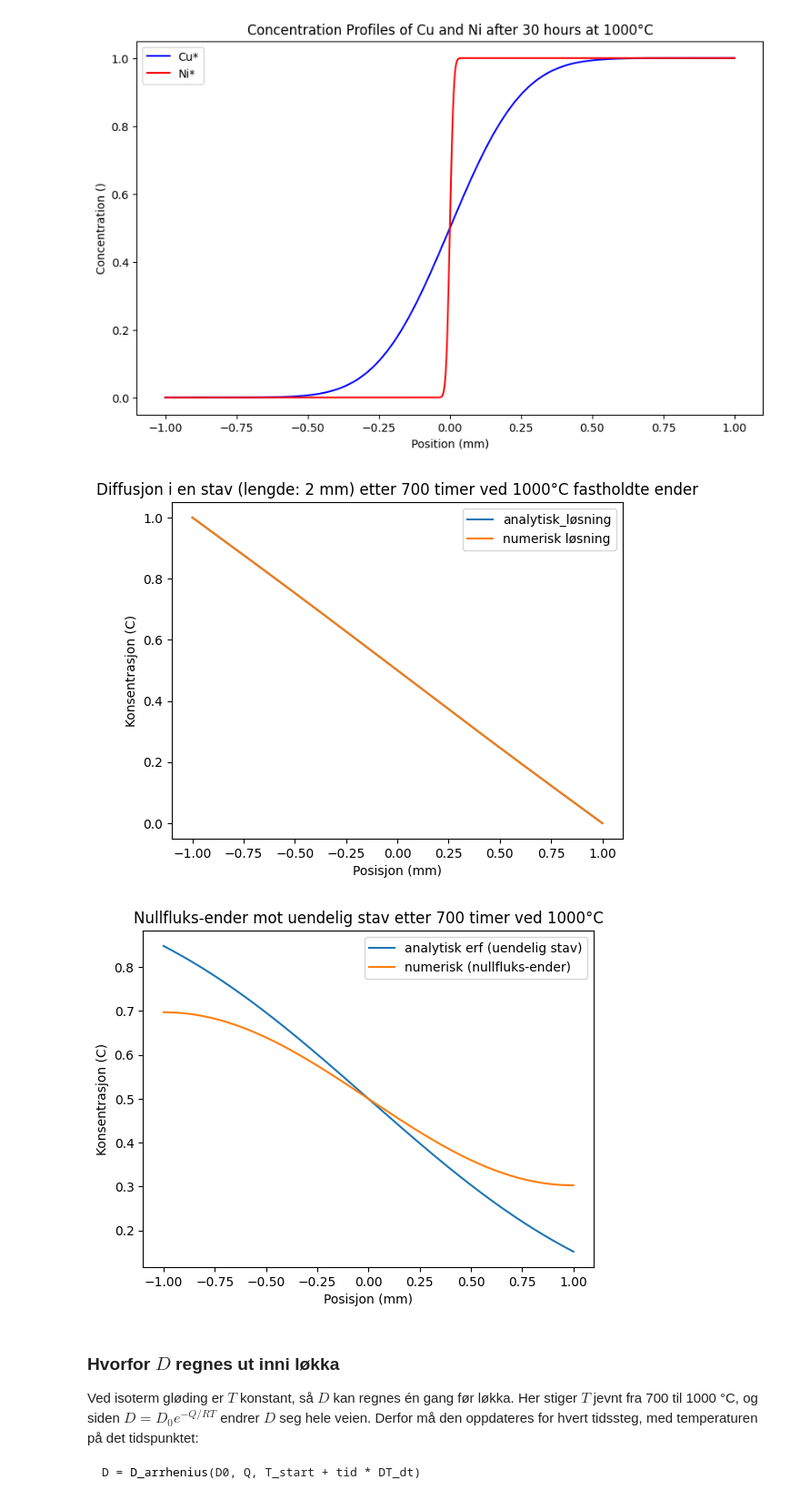
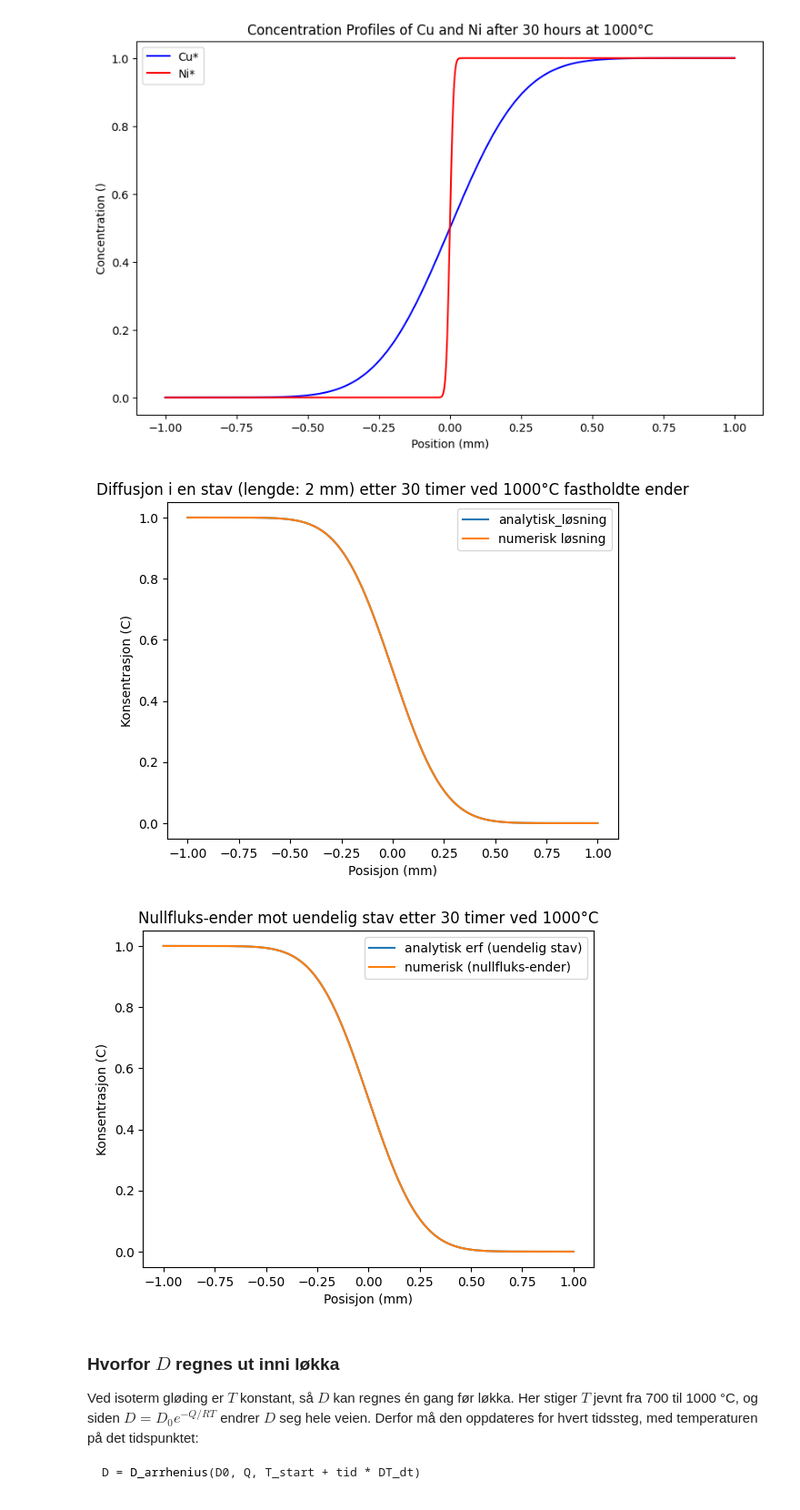
Before and after one commit to hedkjel/TMA4260-Project1, a Jupyter notebook: Isak Work/Isak prosjekt 1.ipynb, the cells around one changed output. Shown: that part at 91% size. Cells and saved outputs as stored; diff of their text form; code cells hidden in the pictures.

```diff
--- a/Isak Work/Isak prosjekt 1.ipynb
+++ b/Isak Work/Isak prosjekt 1.ipynb
@@ -192,7 +192,7 @@ def itterering_2(C, D, dx, t_slutt, alpha=0.4):
 
 #----------- Parametere -----------------
 Gridpunkter = 300 #antall punkter
-t_slutt = 3600 * 700 # timer
+t_slutt = 3600 * 30 # timer
 T = 1000 + 273 # K
 L = 1e-3 # m, avstand fra sentrum til endene av staven
 
@@ -208,35 +208,35 @@ dx = 2*L / (Gridpunkter - 1)   # samme avstand som linspace gir
 posisjoner = np.linspace(-L,L,Gridpunkter)
 posisjoner_mange = np.linspace(-L,L,1000)
 D = D_arrhenius(D0, Q, T)
 
 # ------------- Fastholdt konsentrasjon ved endene (C=1 ved x=-L, C=0 ved x=L) ----------------
 analy = analytical_solution(posisjoner_mange, t_slutt, T)
 num = itterering_1(konsentrasjoner,D,dx,t_slutt,alpha=0.4)
 plt.plot(posisjoner_mange * 1e3,analy,label="analytisk_løsning")
 plt.plot(posisjoner * 1e3,num[-1],label="numerisk løsning")   # num[-1] = siste tidssteg
 plt.xlabel('Posisjon (mm)')
 plt.ylabel('Konsentrasjon (C)')
 plt.title(f'Diffusjon i en stav (lengde: {2*L*1e3:.0f} mm) etter {t_slutt/3600:.0f} timer ved {T-273}°C fastholdte ender')
 plt.legend()
 plt.plot()
 
 # -------------- Fast mengde i hele staven -------------------------------
 # Concentration_profile er Hedda sin funksjon fra cellen over.
 # C1=1, C2=0 gir samme orientering som her: C=1 for x<0, C=0 for x>0
 analy_erf = [Concentration_profile(xi, t_slutt, D, 1, 0) for xi in posisjoner_mange]
 num_2 = itterering_2(konsentrasjoner, D, dx, t_slutt, alpha=0.4)   # nullfluks: C[0]=C[1], C[-1]=C[-2]
 
 plt.figure()
 plt.plot(posisjoner_mange * 1e3, analy_erf, label="analytisk erf (uendelig stav)")
 plt.plot(posisjoner * 1e3, num_2[-1], label="numerisk (nullfluks-ender)")
 plt.xlabel('Posisjon (mm)')
 plt.ylabel('Konsentrasjon (C)')
 plt.title(f'Nullfluks-ender mot uendelig stav etter {t_slutt/3600:.0f} timer ved {T-273}°C')
 plt.legend()
 plt.show()
 # %% [output]
-[figure, old version]
+[figure, new version]
-[figure, old version]
+[figure, new version]
 # %% [markdown]
 ### Hvorfor $D$ regnes ut inni løkka
 
```
Also changed, not shown: parts of 5 cells of this notebook.
